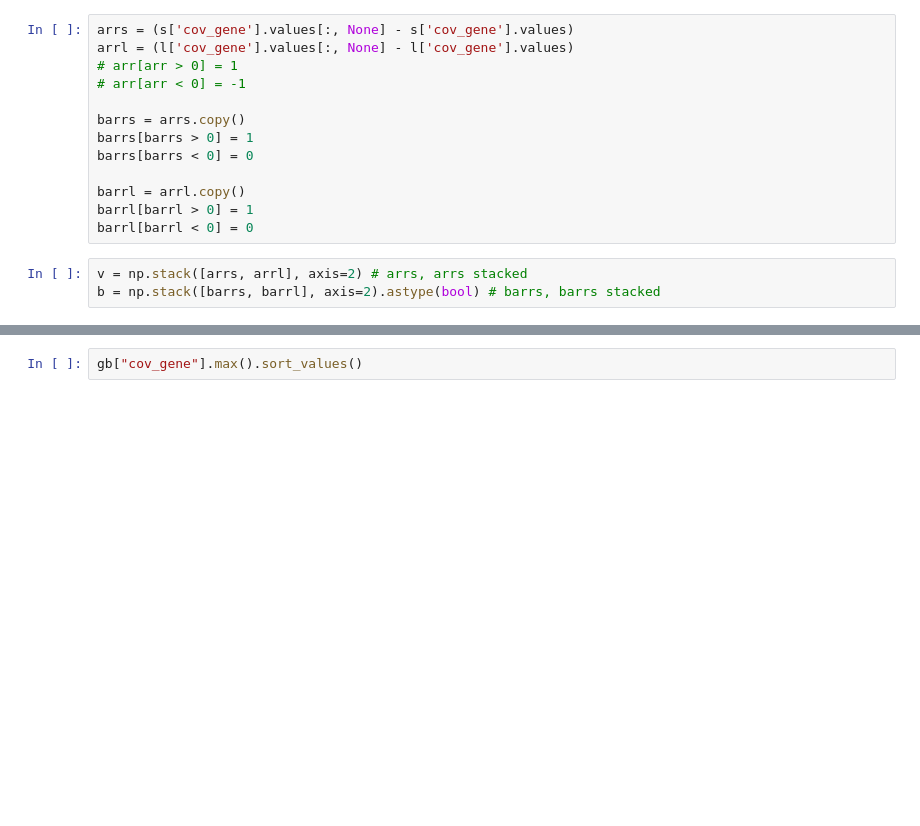
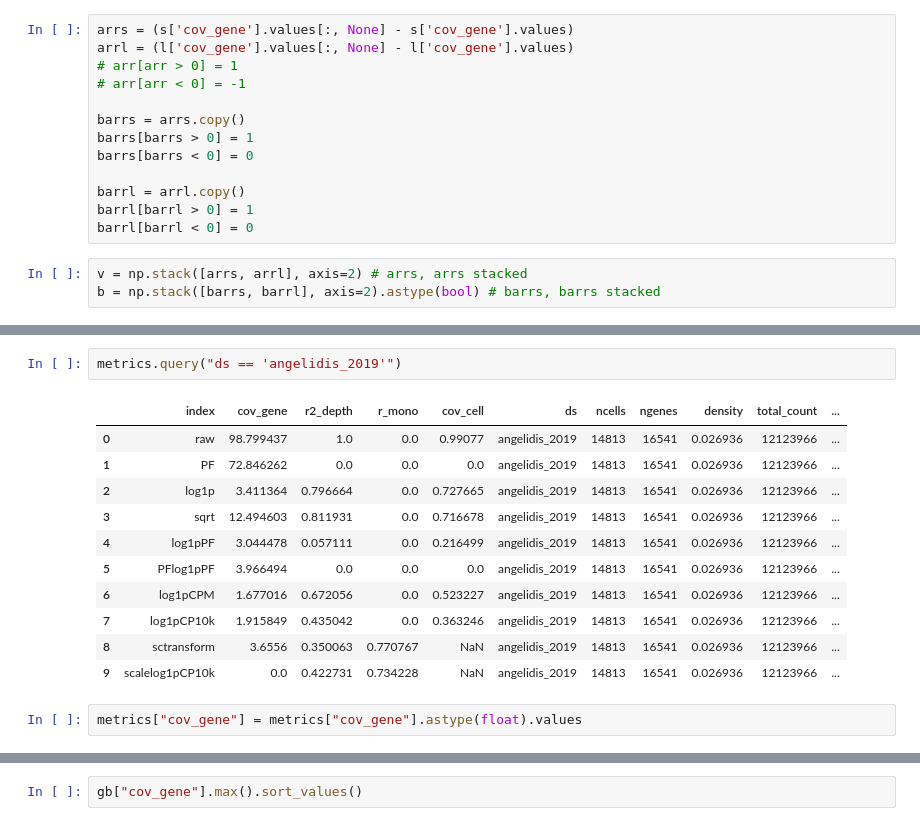
Before and after one commit to pachterlab/BHGP_2022, a Jupyter notebook: analysis/summary.ipynb, the cells around one changed output, grey strips where cells are left out. Drawn from its saved outputs; the diff is of its cells as text; blank space fills up the shorter version.

Commit message:
up-to-date angelidis notebooks

```diff
--- a/analysis/summary.ipynb
+++ b/analysis/summary.ipynb
@@ -854,0 +902,16 @@ LOG1P : GSM3178783 - GSM3396177 =  0.021359512842244577
+# %%
+metrics.query("ds == 'angelidis_2019'")
+# %% [output]
+|  | index | cov_gene | r2_depth | r_mono | cov_cell | ds | ncells | ngenes | density | total_count | ... |
+| 0 | raw | 98.799437 | 1.0 | 0.0 | 0.99077 | angelidis_2019 | 14813 | 16541 | 0.026936 | 12123966 | ... |
+| 1 | PF | 72.846262 | 0.0 | 0.0 | 0.0 | angelidis_2019 | 14813 | 16541 | 0.026936 | 12123966 | ... |
+| 2 | log1p | 3.411364 | 0.796664 | 0.0 | 0.727665 | angelidis_2019 | 14813 | 16541 | 0.026936 | 12123966 | ... |
+| 3 | sqrt | 12.494603 | 0.811931 | 0.0 | 0.716678 | angelidis_2019 | 14813 | 16541 | 0.026936 | 12123966 | ... |
+| 4 | log1pPF | 3.044478 | 0.057111 | 0.0 | 0.216499 | angelidis_2019 | 14813 | 16541 | 0.026936 | 12123966 | ... |
+| 5 | PFlog1pPF | 3.966494 | 0.0 | 0.0 | 0.0 | angelidis_2019 | 14813 | 16541 | 0.026936 | 12123966 | ... |
+| 6 | log1pCPM | 1.677016 | 0.672056 | 0.0 | 0.523227 | angelidis_2019 | 14813 | 16541 | 0.026936 | 12123966 | ... |
+| 7 | log1pCP10k | 1.915849 | 0.435042 | 0.0 | 0.363246 | angelidis_2019 | 14813 | 16541 | 0.026936 | 12123966 | ... |
+| 8 | sctransform | 3.6556 | 0.350063 | 0.770767 | NaN | angelidis_2019 | 14813 | 16541 | 0.026936 | 12123966 | ... |
+| 9 | scalelog1pCP10k | 0.0 | 0.422731 | 0.734228 | NaN | angelidis_2019 | 14813 | 16541 | 0.026936 | 12123966 | ... |
+# %%
+metrics["cov_gene"] = metrics["cov_gene"].astype(float).values
```
Also changed, not shown: parts of 12 cells of this notebook, 2 other files.
